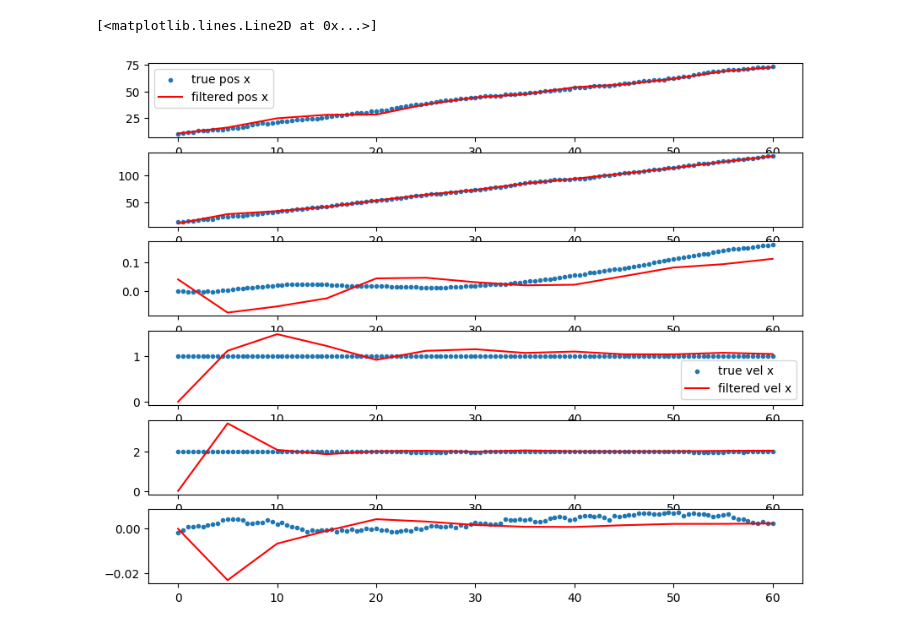
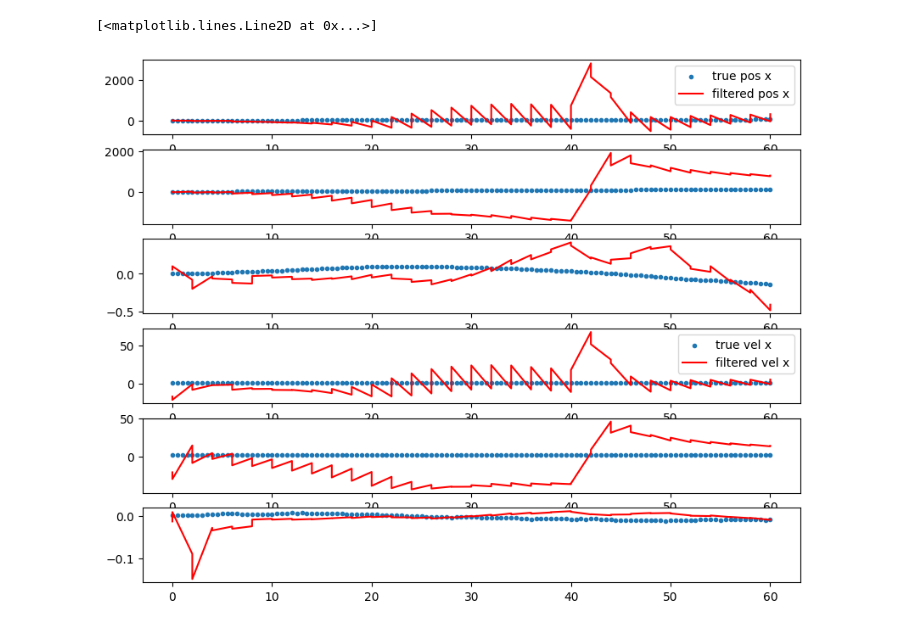
Before and after one commit to eholmgre/tda, a Jupyter notebook: notebook/radar_multi_target_clutter.ipynb, the cells around one changed output. Cells and saved outputs as stored; diff of their text form; code cells hidden in the pictures.

```diff
--- a/notebook/radar_multi_target_clutter.ipynb
+++ b/notebook/radar_multi_target_clutter.ipynb
@@ -20,8 +20,8 @@ field_of_regard = np.array([[-np.pi, np.pi],
                             [np.pi * (2 / 5), np.pi * (4 / 5)],
                             [0, 300]])
 
-platform = LTIObject(1, np.array([0, 50, 0]), sim, np.zeros((3, 3)))
-radar = Radar(1, platform, 5.0, R, field_of_regard=field_of_regard)
+platform = LTIObject(1, np.array([80, 100, 0]), sim, np.zeros((3, 3)))
+radar = Radar(1, platform, 2.0, R, field_of_regard=field_of_regard)
 radar.add_clutter_model(clutter_model.PoissonClutter(radar, 3))
 platform.add_payload(radar)
 
@@ -34,8 +34,11 @@ target_Q[4, 4] = 1e-6
 target_Q[5, 5] = 1e-6
 
 
-target = LTIObject(2, np.array([10, 12, 0, 1, 2, 0]), sim, target_Q)
+target1 = LTIObject(2, np.array([10, 12, 0, 1, 2, 0]), sim, target_Q)
+target2 = LTIObject(3, np.array([50, 50, 0, 2, 2, 0]), sim, target_Q)
+target3 = LTIObject(4, np.array([30, 200, 0, 1, -1.5, 0]), sim, target_Q)
 
-sim._sim_objects.extend([platform, target])
+
+sim._sim_objects.extend([platform, target1, target2, target3])
 # %%
 sim_records = sim.run()
@@ -106,6 +91,18 @@ def h(x):
     rho = np.sqrt(x[0]**2 + x[1]**2 + x[2]**2)
     the = np.arctan2(x[1], x[0])
     psi = np.arccos(x[2] / rho)
+
+    if the > np.pi:
+        the -= 2 * np.pi
+
+    if psi > np.pi:
+        psi -= np.pi
+
+    if the < -np.pi:
+        the += 2 * np.pi
+
+    if psi < -np.pi:
+        psi += np.pi
 
     return np.array([the, psi, rho])
 
@@ -183,28 +176,25 @@ kf._filter_history
 # %%
 fig, axs = plt.subplots(6)
 fig.set_size_inches((10, 8))
 axs[0].scatter(sim_records["lti_object2"]["t"], sim_records["lti_object2"]["x"], marker=".", label="true pos x")
-#axs[0].scatter(sim_records["oracle1"]["t"], sim_records["oracle1"]["target_x"], marker="x", label="measured pos x")
-axs[0].plot(kf_record["t"], sim_records["lti_object1"]["x"][0] + kf_record["x_hat"][:, 0], color="red", label="filtered pos x")
+axs[0].plot(kf1_record["t"], sim_records["lti_object1"]["x"][0] + kf1_record["x_hat"][:, 0], color="red", label="filtered pos x")
 axs[0].legend()
 
 axs[1].scatter(sim_records["lti_object2"]["t"], sim_records["lti_object2"]["y"], marker=".", label="true pos y")
-#axs[1].scatter(sim_records["oracle1"]["t"], sim_records["oracle1"]["target_y"], marker="x", label="measured pos y")
-axs[1].plot(kf_record["t"], sim_records["lti_object1"]["y"][0] + kf_record["x_hat"][:, 1], color="red", label="filtered pos y")
+axs[1].plot(kf1_record["t"], sim_records["lti_object1"]["y"][0] + kf1_record["x_hat"][:, 1], color="red", label="filtered pos y")
 
 axs[2].scatter(sim_records["lti_object2"]["t"], sim_records["lti_object2"]["z"], marker=".", label="true pos z")
-#axs[2].scatter(sim_records["oracle1"]["t"], sim_records["oracle1"]["target_z"], marker="x", label="measured pos z")
-axs[2].plot(kf_record["t"], sim_records["lti_object1"]["z"][0] + kf_record["x_hat"][:, 2], color="red", label="filtered pos z")
+axs[2].plot(kf1_record["t"], sim_records["lti_object1"]["z"][0] + kf1_record["x_hat"][:, 2], color="red", label="filtered pos z")
 
 axs[3].scatter(sim_records["lti_object2"]["t"], sim_records["lti_object2"]["xdot"], marker=".", label="true vel x")
-axs[3].plot(kf_record["t"], kf_record["x_hat"][:, 3], color="red", label="filtered vel x")
+axs[3].plot(kf1_record["t"], kf1_record["x_hat"][:, 3], color="red", label="filtered vel x")
 axs[3].legend()
 
 axs[4].scatter(sim_records["lti_object2"]["t"], sim_records["lti_object2"]["ydot"], marker=".", label="true vel y")
-axs[4].plot(kf_record["t"], kf_record["x_hat"][:, 4], color="red", label="filtered pos y")
+axs[4].plot(kf1_record["t"], kf1_record["x_hat"][:, 4], color="red", label="filtered pos y")
 
 axs[5].scatter(sim_records["lti_object2"]["t"], sim_records["lti_object2"]["zdot"], marker=".", label="true vel z")
-axs[5].plot(kf_record["t"], kf_record["x_hat"][:, 5], color="red", label="filtered pos z")
+axs[5].plot(kf1_record["t"], kf1_record["x_hat"][:, 5], color="red", label="filtered pos z")
 # %% [output]
 [<matplotlib.lines.Line2D at 0x...>]
-[figure, old version]
+[figure, new version]
```
Also changed, not shown: parts of 8 cells of this notebook.
